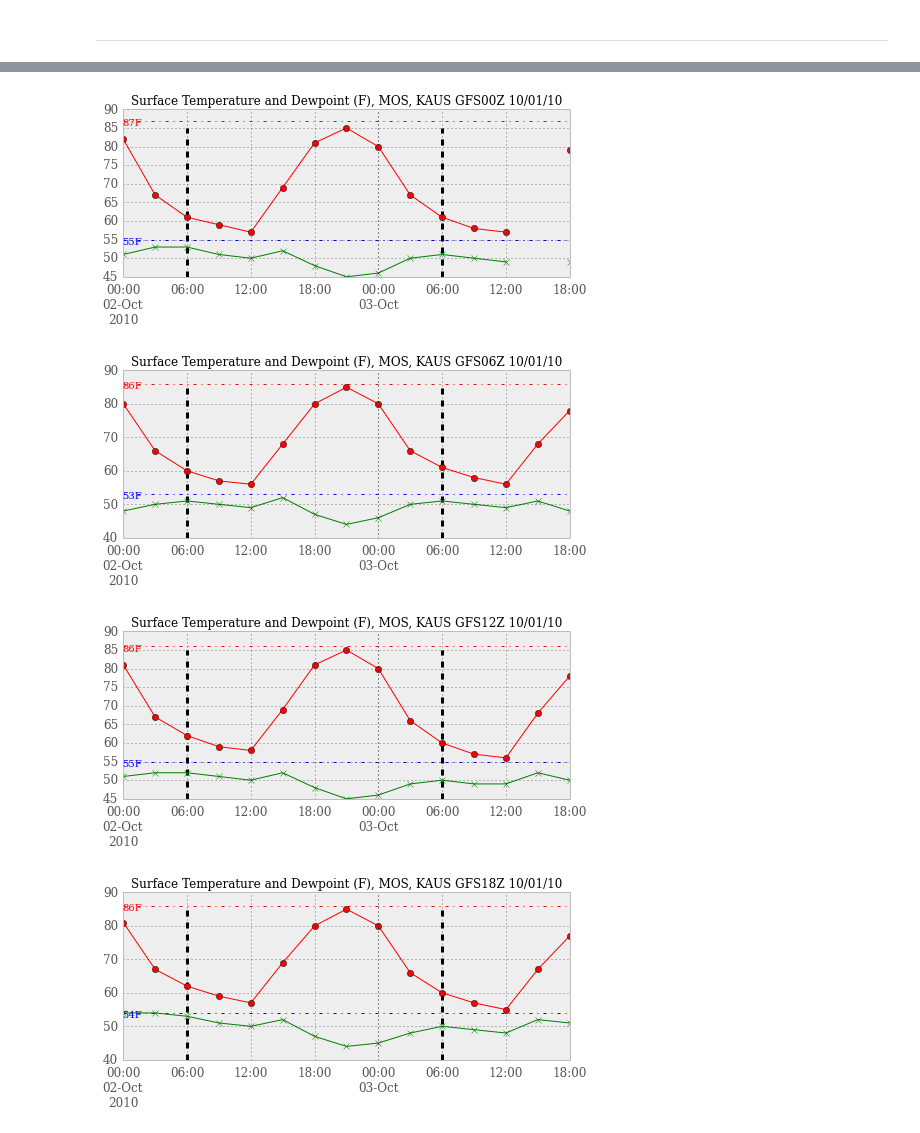
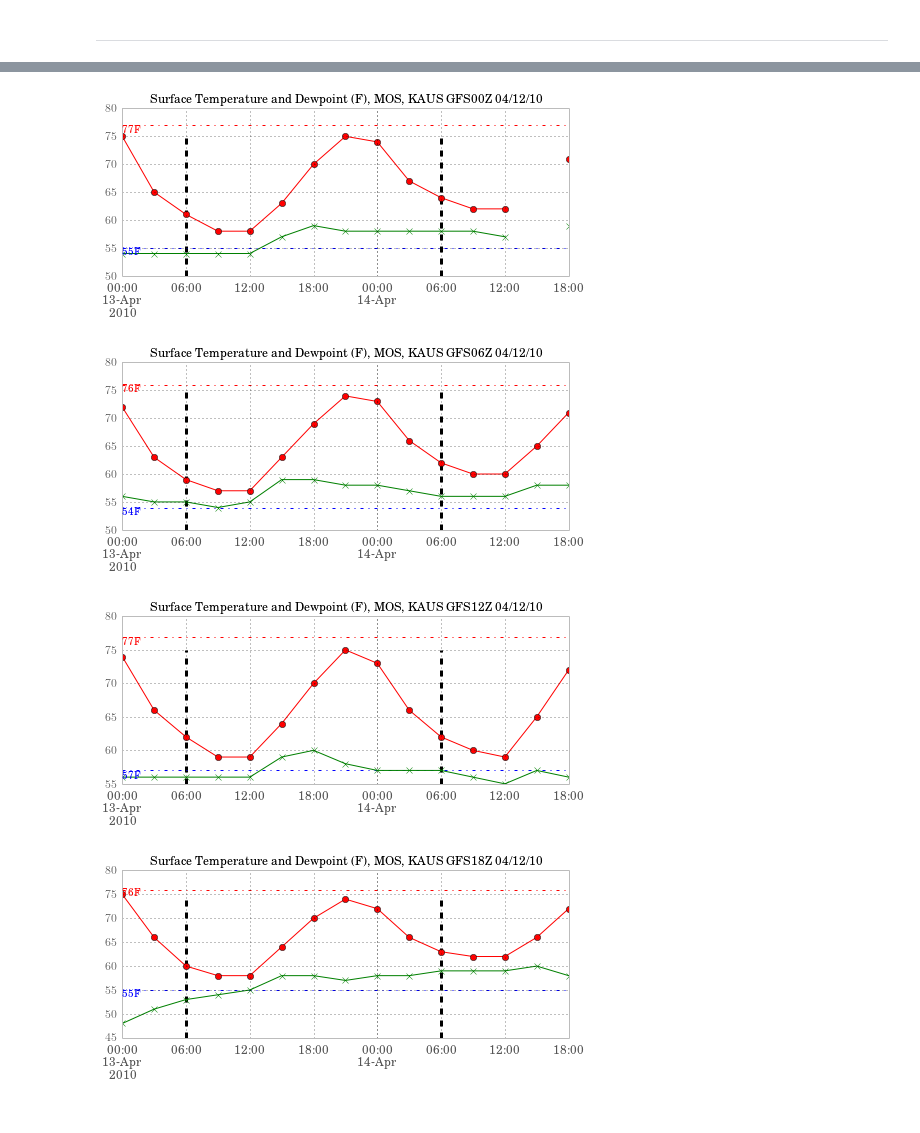
Before and after one commit to darothen/wxc, a Jupyter notebook: mosobs/mos_timeseries.ipynb, the cells around one changed output, grey strips where cells are left out. Cells and saved outputs as stored; diff of their text form; code cells hidden in the pictures.

```diff
--- a/mosobs/mos_timeseries.ipynb
+++ b/mosobs/mos_timeseries.ipynb
@@ -21,7 +21,7 @@ months = {"JAN":1, "FEB":2, "MAR":3, "APR":4, "MAY":5, "JUNE":6,
           "DEC":12}
 data_path = "data_arch/"
 
-from datetime import datetime, timedelta
+import datetime
 import itertools
 
 def concatenate_MOS(station, forecast_date, gfs=True, nam=True):
@@ -77,7 +77,7 @@ def concatenate_MOS(station, forecast_date, gfs=True, nam=True):
             print "   could not find file; skipping"
             continue
 
-        model_fcst_date = datetime(md.year, md.month, md.day, hour)
+        model_fcst_date = datetime.datetime(md.year, md.month, md.day, hour)
         with open(full_path, 'r') as f:
             proc_mos = process_MOS(f.readlines())
 
@@ -89,7 +89,7 @@ def concatenate_MOS(station, forecast_date, gfs=True, nam=True):
     return mos_panel, all_mos
 # %%
 STATION = "KAUS"
-forecast_date = datetime.strptime("2010-10-02", "%Y-%m-%d")
+forecast_date = datetime.datetime.strptime("2010-04-13", "%Y-%m-%d")
 model_date = forecast_date - timedelta(days=1)
 fcst_begin = forecast_date
 fcst_end = fcst_begin + timedelta(days=1, hours=18)
@@ -167,4 +167,4 @@ Processing KAUS.10012010.NAM-MET.18Z
-[figure, old version]
+[figure, new version]
-[figure, old version]
+[figure, new version]
-[figure, old version]
+[figure, new version]
-[figure, old version]
+[figure, new version]
```
Also changed, not shown: parts of 4 cells of this notebook, 1 other file.
